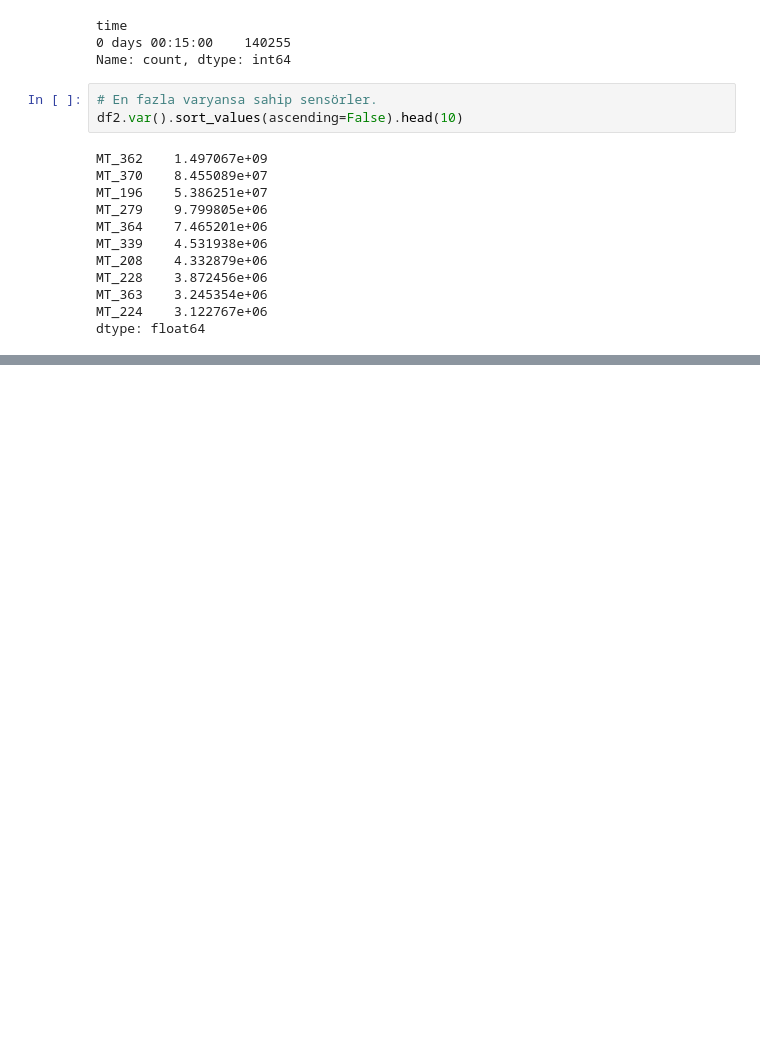
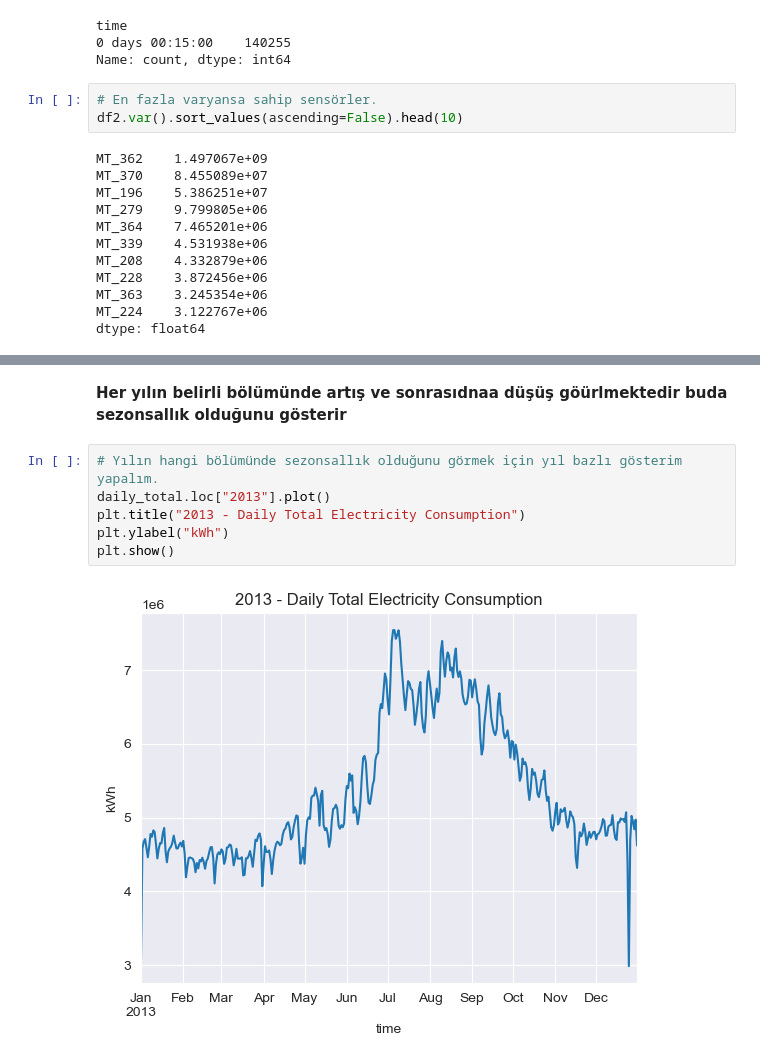
Before and after one commit to mertgenc0/multivariate_energy_consumption_forecasting, a Jupyter notebook: notebooks/EDA.ipynb, the cells around one changed output, grey strips where cells are left out. Saved outputs shown, nothing was run; the diff lists cells and outputs as text; blank space fills up the shorter version.

```diff
--- a/notebooks/EDA.ipynb
+++ b/notebooks/EDA.ipynb
@@ -121,0 +154,10 @@ Text(0.5, 1.0, 'Correlation for Top 10 Sensors')
+# %% [markdown]
+**Her yılın belirli bölümünde artış ve sonrasıdnaa düşüş göürlmektedir buda sezonsallık olduğunu gösterir**
+# %%
+# Yılın hangi bölümünde sezonsallık olduğunu görmek için yıl bazlı gösterim yapalım.
+daily_total.loc["2013"].plot()
+plt.title("2013 - Daily Total Electricity Consumption")
+plt.ylabel("kWh")
+plt.show()
+# %% [output]
+[figure, added]
```
Also changed, not shown: parts of 10 cells of this notebook.
